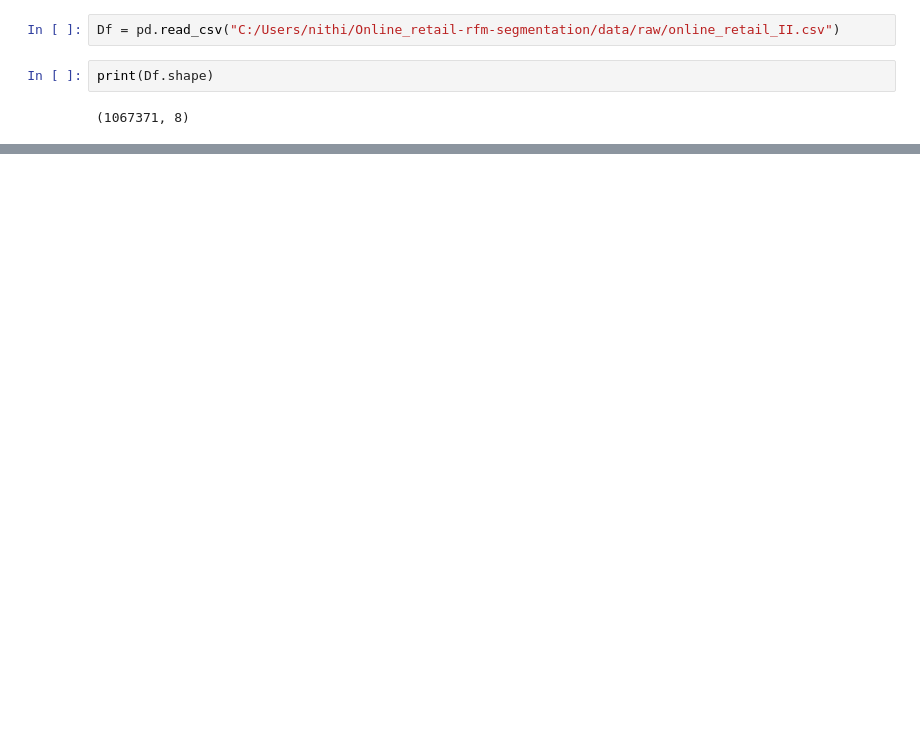
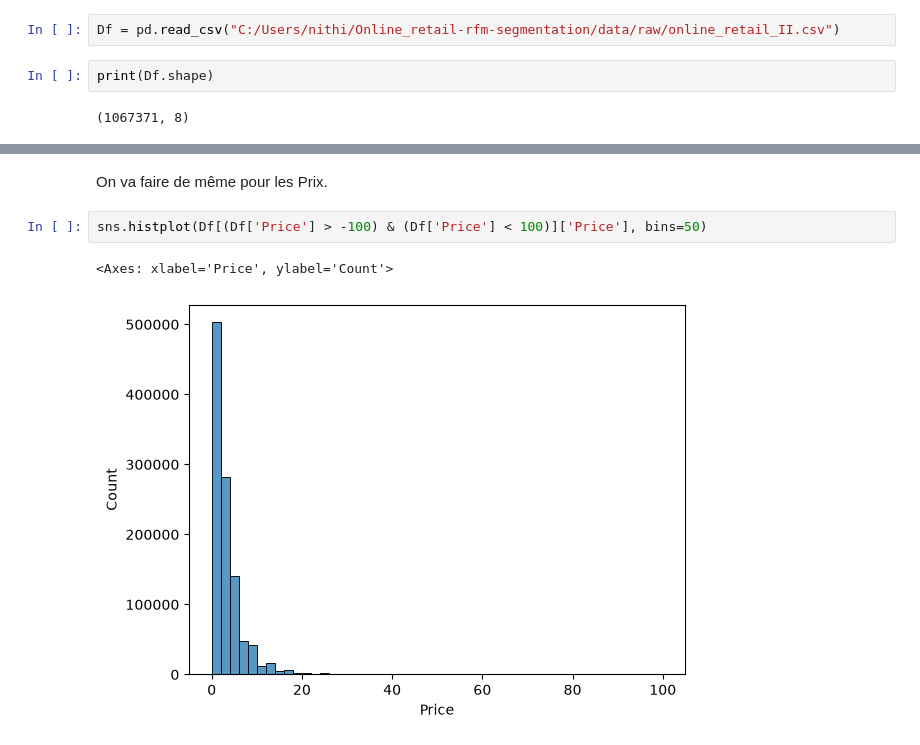
Before and after one commit to Nithilan16/Online_retail-rfm-segmentation, a Jupyter notebook: notebooks/online_retail.ipynb, the cells around one changed output, grey strips where cells are left out. Drawn from its saved outputs; the diff is of its cells as text; blank space fills up the shorter version.

```diff
--- a/notebooks/online_retail.ipynb
+++ b/notebooks/online_retail.ipynb
@@ -22,0 +154,7 @@ Df.head()
+# %% [markdown]
+On va faire de même pour les Prix.
+# %%
+sns.histplot(Df[(Df['Price'] > -100) & (Df['Price'] < 100)]['Price'], bins=50)
+# %% [output]
+<Axes: xlabel='Price', ylabel='Count'>
+[figure, added]
```
Also changed, not shown: parts of 45 cells of this notebook.
